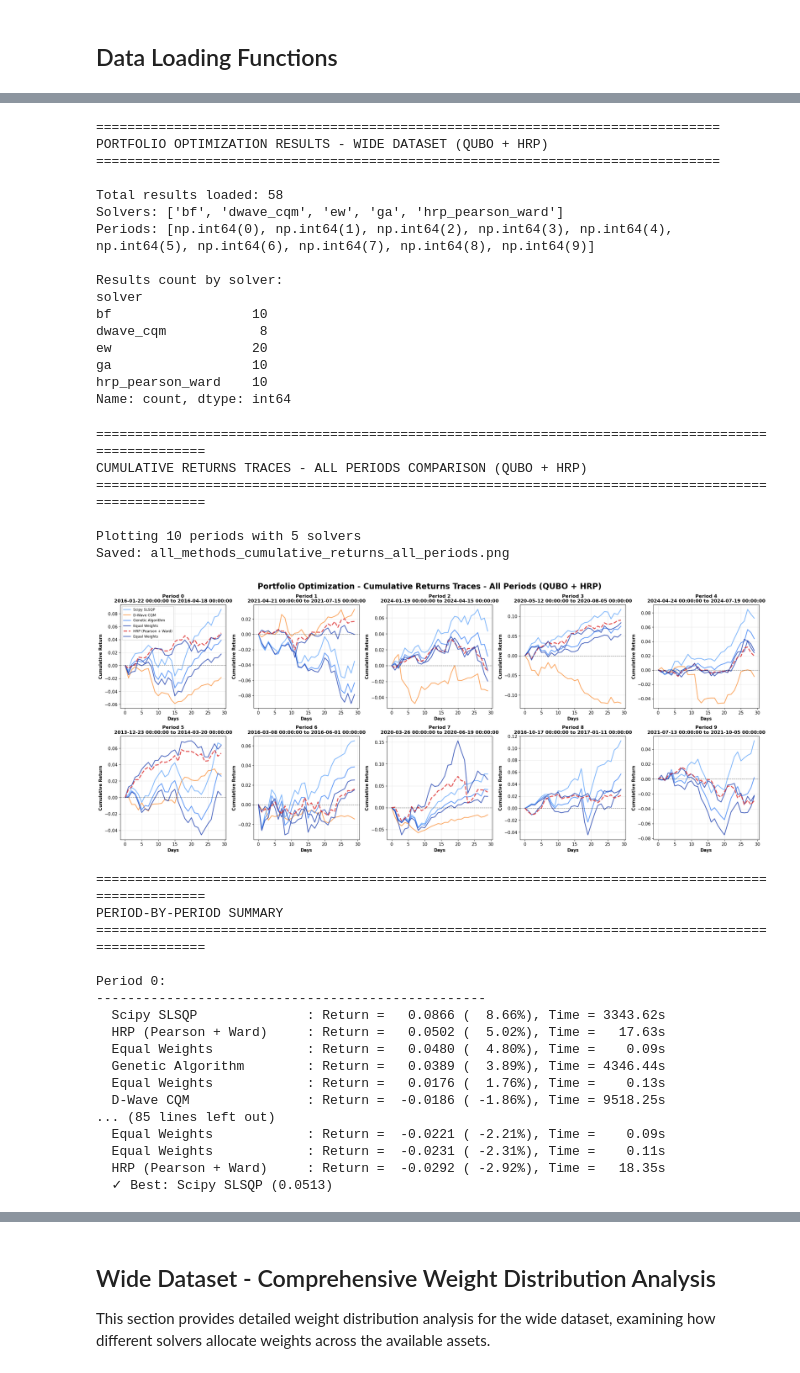
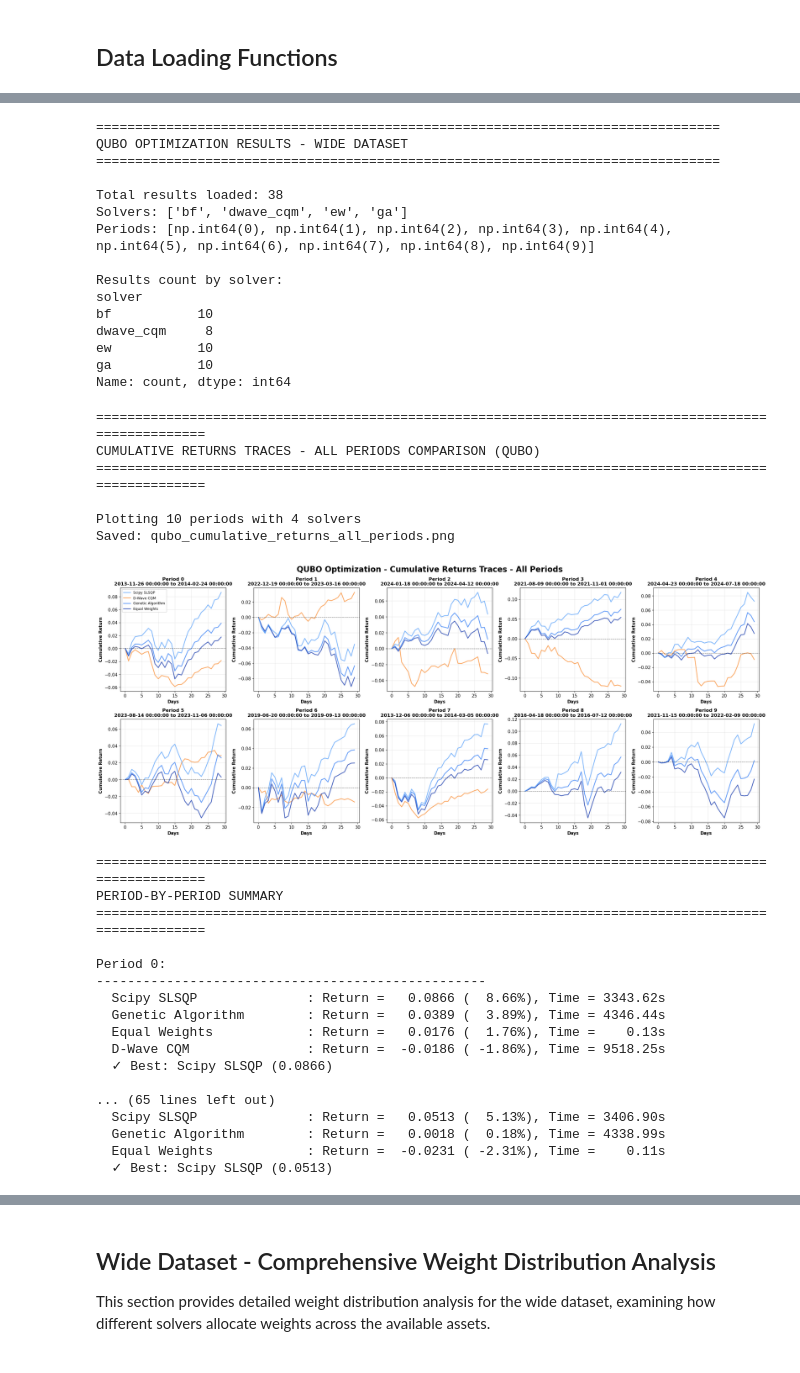
Before and after one commit to bvcmartins/quantum_portfolio, a Jupyter notebook: src/qubo/qubo_results_analysis.ipynb, the cells around one changed output, grey strips where cells are left out. Cells and saved outputs as stored; diff of their text form; code cells hidden in the pictures.

```diff
--- a/src/qubo/qubo_results_analysis.ipynb
+++ b/src/qubo/qubo_results_analysis.ipynb
@@ -47,7 +47,6 @@ def parse_filename(filename):
     # Format 1: results_{solver}_{period}.pkl (e.g., results_bf_0.pkl)
     # Format 2: results_{dataset}_{solver}_{period}.pkl (e.g., results_synth_ew_0.pkl)
     # Format 3: results_{solver_with_underscore}_{period}.pkl (e.g., results_dwave_cqm_0.pkl)
-    # Format 4: results_hrp_{params}_{period}.pkl (e.g., results_hrp_pearson_ward_0.pkl)
 
     basename = os.path.basename(filename)
     parts = basename.replace('.pkl', '').replace('results_', '').split('_')
@@ -77,16 +76,9 @@ def parse_filename(filename):
     # Common single-word solvers
     known_solvers = {'ew', 'ga', 'bf'}
     known_multi_word_solvers = {'dwave_cqm', 'dwave_nl'}
-    # HRP variants with multiple parts
-    known_hrp_solvers = {'hrp_pearson_ward'}
 
-    # Check for HRP solver first (e.g., hrp_pearson_ward)
-    potential_hrp_solver = '_'.join(prefix_parts)
-    if potential_hrp_solver in known_hrp_solvers:
-        dataset = 'wide'
-        solver = potential_hrp_solver
     # Check if first part is a known solver
-    elif prefix_parts[0] in known_solvers:
+    if prefix_parts[0] in known_solvers:
         # Format 1: results_{solver}_{period}.pkl
         dataset = 'wide'  # Assume wide dataset for files without explicit dataset name
         solver = prefix_parts[0]
@@ -116,22 +108,15 @@ def parse_filename(filename):
 
     return dataset, period, solver
 
-def load_all_results(qubo_dir='../../results/qubo', hrp_dir='../../results/hrp'):
-    """Load all optimization results from both QUBO and HRP directories."""
+def load_all_results(qubo_dir='../../results/qubo'):
+    """Load all QUBO optimization results."""
     results = []
 
     # Load QUBO results
     qubo_files = glob.glob(os.path.join(qubo_dir, '*.pkl'))
     print(f"Found {len(qubo_files)} QUBO result files")
 
-    # Load HRP results
-    hrp_files = glob.glob(os.path.join(hrp_dir, '*.pkl'))
-    print(f"Found {len(hrp_files)} HRP result files")
-
-    all_files = qubo_files + hrp_files
-    print(f"Total files to process: {len(all_files)}")
-
-    for file_path in all_files:
+    for file_path in qubo_files:
         # Parse filename
         dataset, period, solver = parse_filename(file_path)
 
@@ -182,8 +167,8 @@ def load_all_results(qubo_dir='../../results/qubo', hrp_dir='../../results/hrp')
 
     return results
 
-# Load all results from both QUBO and HRP directories
-print("Loading all optimization results (QUBO + HRP)...")
+# Load QUBO results
+print("Loading QUBO optimization results...")
 all_results = load_all_results()
 print(f"Loaded {len(all_results)} successful results")
 # %% [output]
@@ -201,7 +184,7 @@ df_results = df_results[df_results['dataset'] == 'wide'].copy()
 
 # Display overview
 print("=" * 80)
-print("PORTFOLIO OPTIMIZATION RESULTS - WIDE DATASET (QUBO + HRP)")
+print("QUBO OPTIMIZATION RESULTS - WIDE DATASET")
 print("=" * 80)
 
 print(f"\nTotal results loaded: {len(df_results)}")
@@ -217,7 +200,6 @@ solver_names = {
     'ew': 'Equal Weights',
     'ga': 'Genetic Algorithm',
     'bf': 'Scipy SLSQP',
-    'hrp_pearson_ward': 'HRP (Pearson + Ward)',
     'dwave_cqm': 'D-Wave CQM',
     'dwave_nl': 'D-Wave Nonlinear'
 }
@@ -229,25 +211,24 @@ df_results['dataset_name'] = 'Wide Dataset'
 df_wide = df_results.copy()
 # %% [output]
 ================================================================================
-PORTFOLIO OPTIMIZATION RESULTS - WIDE DATASET (QUBO + HRP)
+QUBO OPTIMIZATION RESULTS - WIDE DATASET
 ================================================================================
 
-Total results loaded: 58
-Solvers: ['bf', 'dwave_cqm', 'ew', 'ga', 'hrp_pearson_ward']
+Total results loaded: 38
+Solvers: ['bf', 'dwave_cqm', 'ew', 'ga']
 Periods: [np.int64(0), np.int64(1), np.int64(2), np.int64(3), np.int64(4), np.int64(5), np.int64(6), np.int64(7), np.int64(8), np.int64(9)]
 
 Results count by solver:
 solver
-bf                  10
-dwave_cqm            8
-ew                  20
-ga                  10
-hrp_pearson_ward    10
+bf           10
+dwave_cqm     8
+ew           10
+ga           10
 Name: count, dtype: int64
 # %%
 # Plot cumulative returns traces for all periods comparing all solvers
 print("=" * 100)
-print("CUMULATIVE RETURNS TRACES - ALL PERIODS COMPARISON (QUBO + HRP)")
+print("CUMULATIVE RETURNS TRACES - ALL PERIODS COMPARISON (QUBO)")
 print("=" * 100)
 
 # Get unique periods and solvers
@@ -261,14 +242,13 @@ solver_colors = {
     'Equal Weights': '#1E40AF',           # Deep blue
     'Genetic Algorithm': '#3B82F6',       # Medium blue
     'Scipy SLSQP': '#60A5FA',             # Light blue
-    'HRP (Pearson + Ward)': '#DC2626',    # Red - HRP
     'D-Wave CQM': '#FB923C',              # Light orange
     'D-Wave Nonlinear': '#FBBF24'         # Yellow-orange
 }
 
 # Create subplots - 2 rows x 5 columns for 10 periods
 fig, axes = plt.subplots(2, 5, figsize=(24, 10))
-fig.suptitle('Portfolio Optimization - Cumulative Returns Traces - All Periods (QUBO + HRP)', fontsize=20, fontweight='bold')
+fig.suptitle('QUBO Optimization - Cumulative Returns Traces - All Periods', fontsize=20, fontweight='bold')
 axes = axes.flatten()
 
 for idx, period in enumerate(periods):
@@ -290,15 +270,11 @@ for idx, period in enumerate(periods):
                 # Create time axis
                 time_axis = np.arange(len(returns_array))
 
-                # Plot the trace with HRP having a different line style
                 color = solver_colors.get(solver_name, '#000000')
-                linestyle = '-' if 'HRP' not in solver_name else '--'
-                linewidth = 2.5 if 'HRP' in solver_name else 2
                 ax.plot(time_axis, returns_array,
                        label=solver_name,
                        color=color,
-                       linewidth=linewidth,
-                       linestyle=linestyle,
+                       linewidth=2,
                        alpha=0.8)
 
     # Format the subplot
@@ -314,42 +290,42 @@ for idx, period in enumerate(periods):
         ax.legend(loc='best', fontsize=9, framealpha=0.9)
 
 plt.tight_layout()
-plt.savefig(os.path.join(artifacts_dir, 'all_methods_cumulative_returns_all_periods.png'), dpi=300, bbox_inches='tight')
-print("Saved: all_methods_cumulative_returns_all_periods.png")
+plt.savefig(os.path.join(artifacts_dir, 'qubo_cumulative_returns_all_periods.png'), dpi=300, bbox_inches='tight')
+print("Saved: qubo_cumulative_returns_all_periods.png")
 plt.show()
 
 # Print summary statistics for each period
 print("\n" + "=" * 100)
 print("PERIOD-BY-PERIOD SUMMARY")
 print("=" * 100)
 
 for period in periods:
     period_data = df_wide[df_wide['period'] == period]
     valid_data = period_data[period_data['final_return'].notna()]
 
     if len(valid_data) > 0:
         print(f"\nPeriod {period}:")
         print("-" * 50)
 
         # Sort by final return
         sorted_data = valid_data.sort_values('final_return', ascending=False)
 
         for _, row in sorted_data.iterrows():
             solver_name = row['solver_name']
             final_return = row['final_return']
             exec_time = row['execution_time']
             print(f"  {solver_name:25s}: Return = {final_return:>8.4f} ({final_return*100:>6.2f}%), Time = {exec_time:>7.2f}s")
 
         best = sorted_data.iloc[0]
         print(f"  ✓ Best: {best['solver_name']} ({best['final_return']:.4f})")
 # %% [output]
 ====================================================================================================
-CUMULATIVE RETURNS TRACES - ALL PERIODS COMPARISON (QUBO + HRP)
+CUMULATIVE RETURNS TRACES - ALL PERIODS COMPARISON (QUBO)
 ====================================================================================================
 
-Plotting 10 periods with 5 solvers
-Saved: all_methods_cumulative_returns_all_periods.png
+Plotting 10 periods with 4 solvers
+Saved: qubo_cumulative_returns_all_periods.png
-[figure, old version]
+[figure, new version]
 ====================================================================================================
 PERIOD-BY-PERIOD SUMMARY
 ====================================================================================================
@@ -357,15 +333,15 @@ PERIOD-BY-PERIOD SUMMARY
 Period 0:
 --------------------------------------------------
   Scipy SLSQP              : Return =   0.0866 (  8.66%), Time = 3343.62s
-  HRP (Pearson + Ward)     : Return =   0.0502 (  5.02%), Time =   17.63s
-  Equal Weights            : Return =   0.0480 (  4.80%), Time =    0.09s
   Genetic Algorithm        : Return =   0.0389 (  3.89%), Time = 4346.44s
   Equal Weights            : Return =   0.0176 (  1.76%), Time =    0.13s
   D-Wave CQM               : Return =  -0.0186 ( -1.86%), Time = 9518.25s
-... (85 lines left out)
-  Equal Weights            : Return =  -0.0221 ( -2.21%), Time =    0.09s
+  ✓ Best: Scipy SLSQP (0.0866)
+
+... (65 lines left out)
+  Scipy SLSQP              : Return =   0.0513 (  5.13%), Time = 3406.90s
+  Genetic Algorithm        : Return =   0.0018 (  0.18%), Time = 4338.99s
   Equal Weights            : Return =  -0.0231 ( -2.31%), Time =    0.11s
-  HRP (Pearson + Ward)     : Return =  -0.0292 ( -2.92%), Time =   18.35s
   ✓ Best: Scipy SLSQP (0.0513)
 # %%
 # Average Performance Analysis - Returns and Runtime
```
Also changed, not shown: parts of 3 cells of this notebook, 21 other files.
